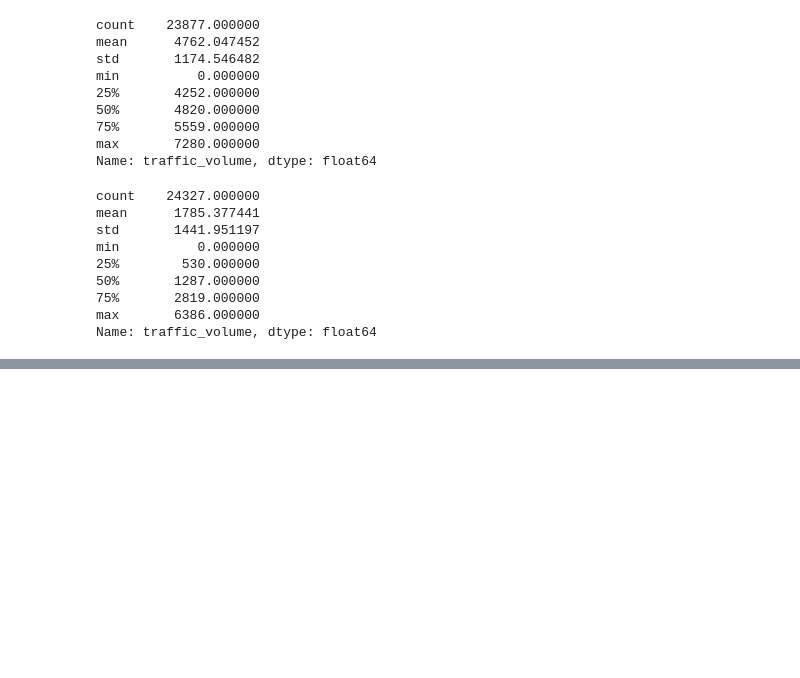
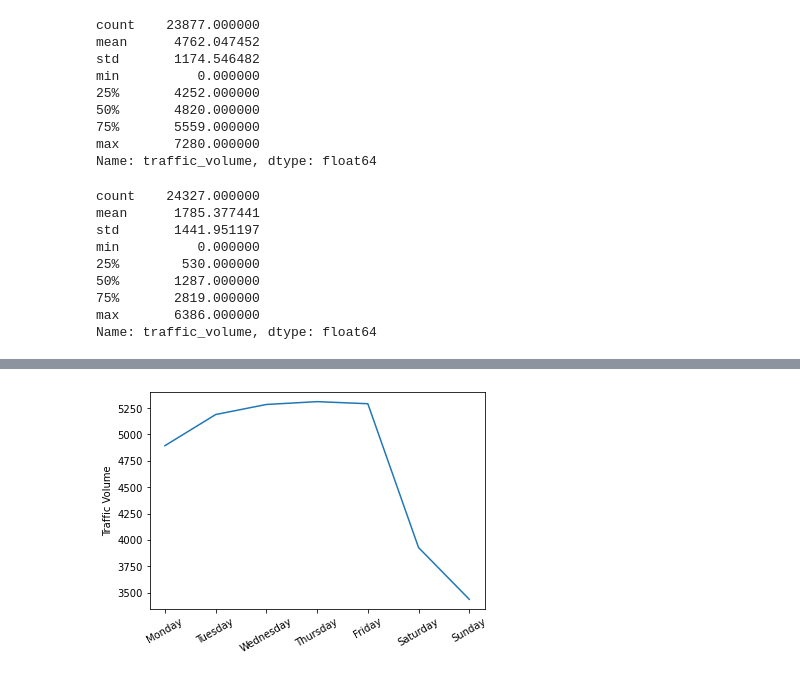
Before and after one commit to lucasmsa/dataquest, a Jupyter notebook: Data Scientist in Pyhton path/Exploratory Data Visualization/src/traffic-indicators-i_94.ipynb, the cells around one changed output, grey strips where cells are left out. Saved outputs shown, nothing was run; the diff lists cells and outputs as text; code cells hidden in the pictures; blank space fills up the shorter version.

```diff
--- a/Data Scientist in Pyhton path/Exploratory Data Visualization/src/traffic-indicators-i_94.ipynb
+++ b/Data Scientist in Pyhton path/Exploratory Data Visualization/src/traffic-indicators-i_94.ipynb
@@ -105,0 +119,10 @@ Name: traffic_volume, dtype: float64
+# %%
+daytime_dataset.loc[:,"dayofweek"] = daytime_dataset.loc[:,"date_time"].dt.dayofweek
+aggregation_by_weekday = daytime_dataset.groupby("dayofweek").mean()
+ax = aggregation_by_weekday.loc[:,"traffic_volume"].plot()
+_ylabel = ax.set_ylabel("Traffic Volume")
+_xlabel = ax.set_xlabel("")
+_xticks = ax.set_xticks(range(0, 7))
+_xticklabels = ax.set_xticklabels(["Monday", "Tuesday", "Wednesday", "Thursday", "Friday", "Saturday", "Sunday"], rotation=30)
+# %% [output]
+[figure, added]
```
Also changed, not shown: parts of 8 cells of this notebook.
